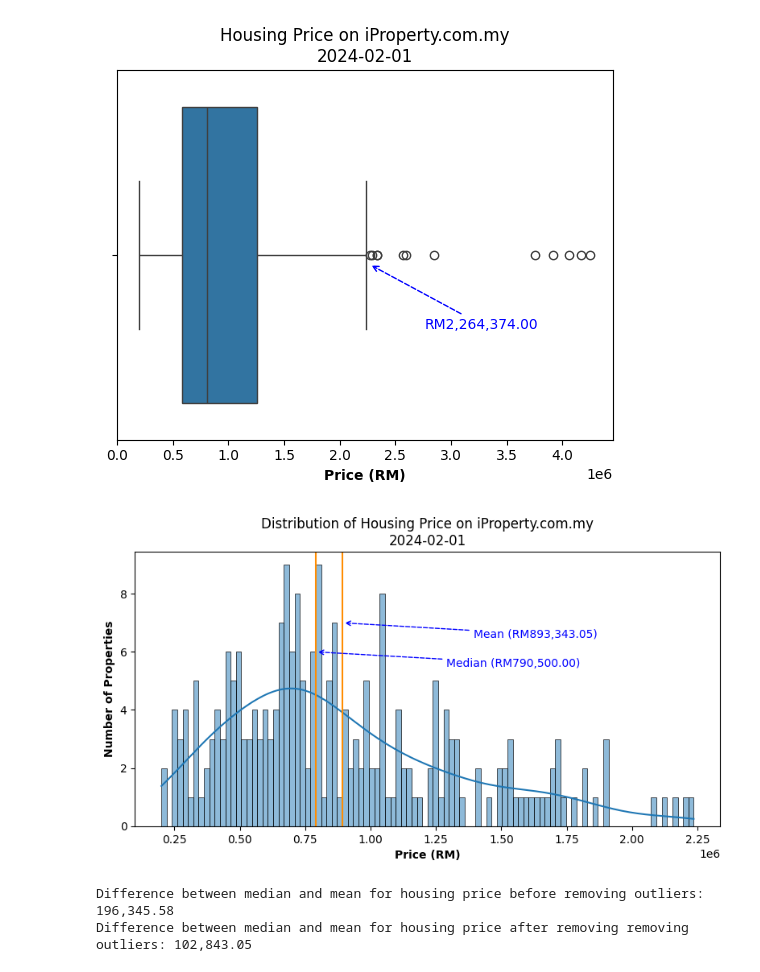
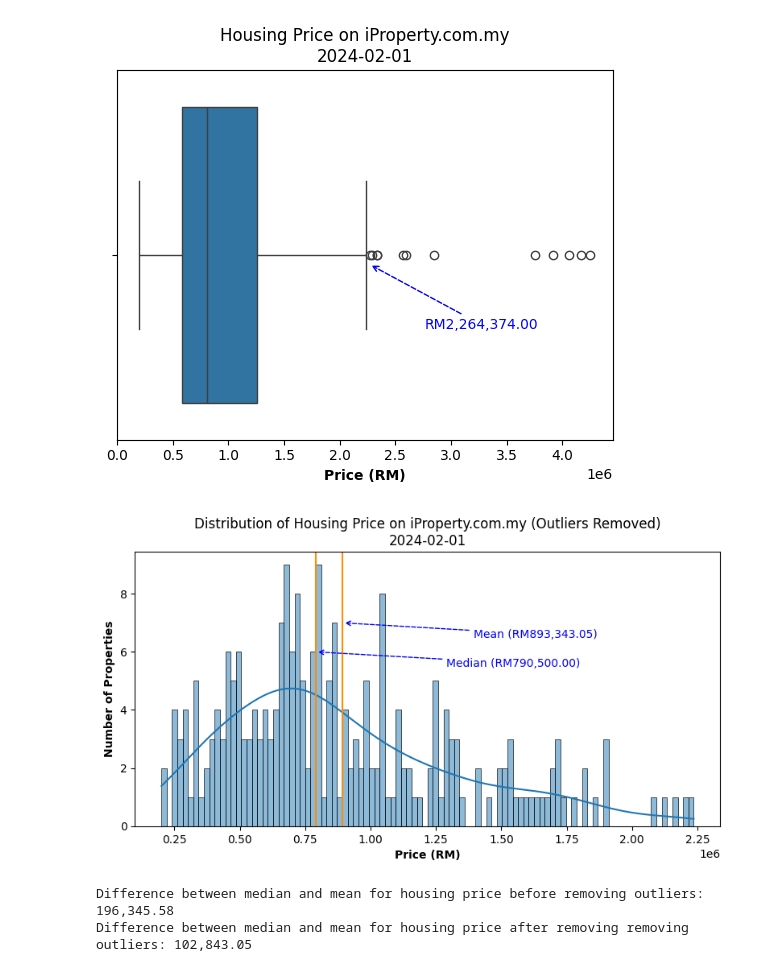
Before and after one commit to Bsting/fc_aps_mini_project_1, a Jupyter notebook: eda/iproperty_eda.ipynb, the cells around one changed output. Drawn from its saved outputs; the diff is of its cells as text; code cells hidden in the pictures.

```diff
--- a/eda/iproperty_eda.ipynb
+++ b/eda/iproperty_eda.ipynb
@@ -575,14 +575,14 @@ plot_bar_chart(df_project, 'state', 'title', f"State for Housing Properties List
 # %% [markdown]
 For the housing properties listed on iProperty.com.my, top 3 states are Selangor 57.01%, Johor 15.89% and Kuala Lumpur 14.02%. More than half of the housing properties listed on iProperty.com.my are from Selangor state. Terengganu, Sabah, Pahang, and Kedah only have one property projet listed on iProperty.com.my.
 # %%
-def plot_price_hist(data, y_mean_annotate, y_median_annotate):
+def plot_price_hist(data, y_mean_annotate, y_median_annotate, title):
     fig, ax = plt.subplots()
     fig.set_size_inches(8, 4)
     fig.tight_layout()
     tick_spacing=250_000 # set spacing for each tick
     ax.xaxis.set_major_locator(ticker.MultipleLocator(tick_spacing))
     figplot = sns.histplot(ax=ax, data=data.price, kde=True, bins=100)
-    figplot.set_title(f"Distribution of Housing Price on iProperty.com.my\n{date}")
+    figplot.set_title(title)
     figplot.set_xlabel("Price (RM)", fontdict={'weight': 'bold'})
     figplot.set_ylabel("Number of Properties", fontdict={'weight': 'bold'})
     figplot.axvline(data.price.median(), c='darkorange')
@@ -629,9 +629,9 @@ End of upper whisker: 2264374.0
 # %%
 # plot price distribution with properties with price > RM2.87 millions removed
 df_house_price_remove_outliers = df_house[df_house.price < upper_whisker_end]
-plot_price_hist(df_house_price_remove_outliers, 7, 6)
+plot_price_hist(df_house_price_remove_outliers, 7, 6, f"Distribution of Housing Price on iProperty.com.my (Outliers Removed)\n{date}")
 # %% [output]
-[figure, old version]
+[figure, new version]
 # %%
 median_mean_diff_before_remove_outliers = df_house.price.mean() - df_house.price.median()
 median_mean_diff_after_remove_outliers = df_house_price_remove_outliers.price.mean() - df_house_price_remove_outliers.price.median()
```
Also changed, not shown: parts of 1 cell of this notebook.
